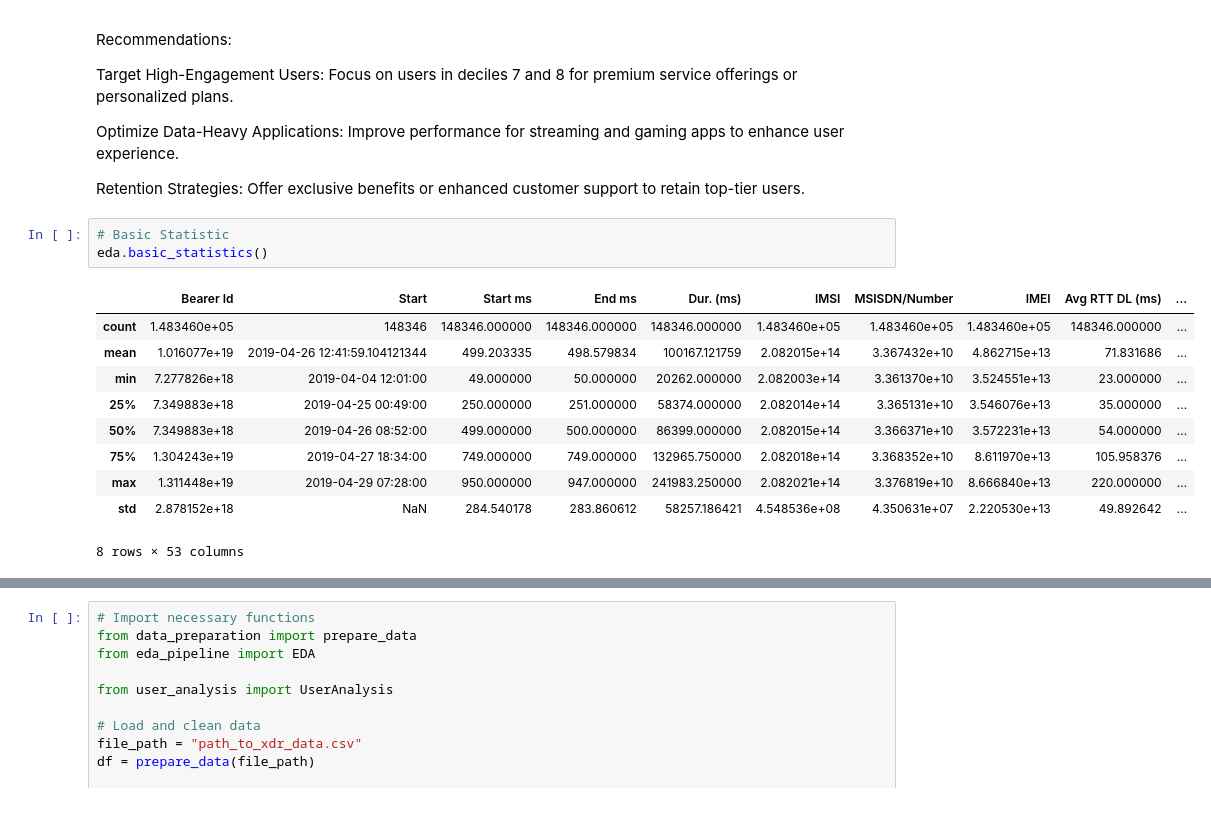
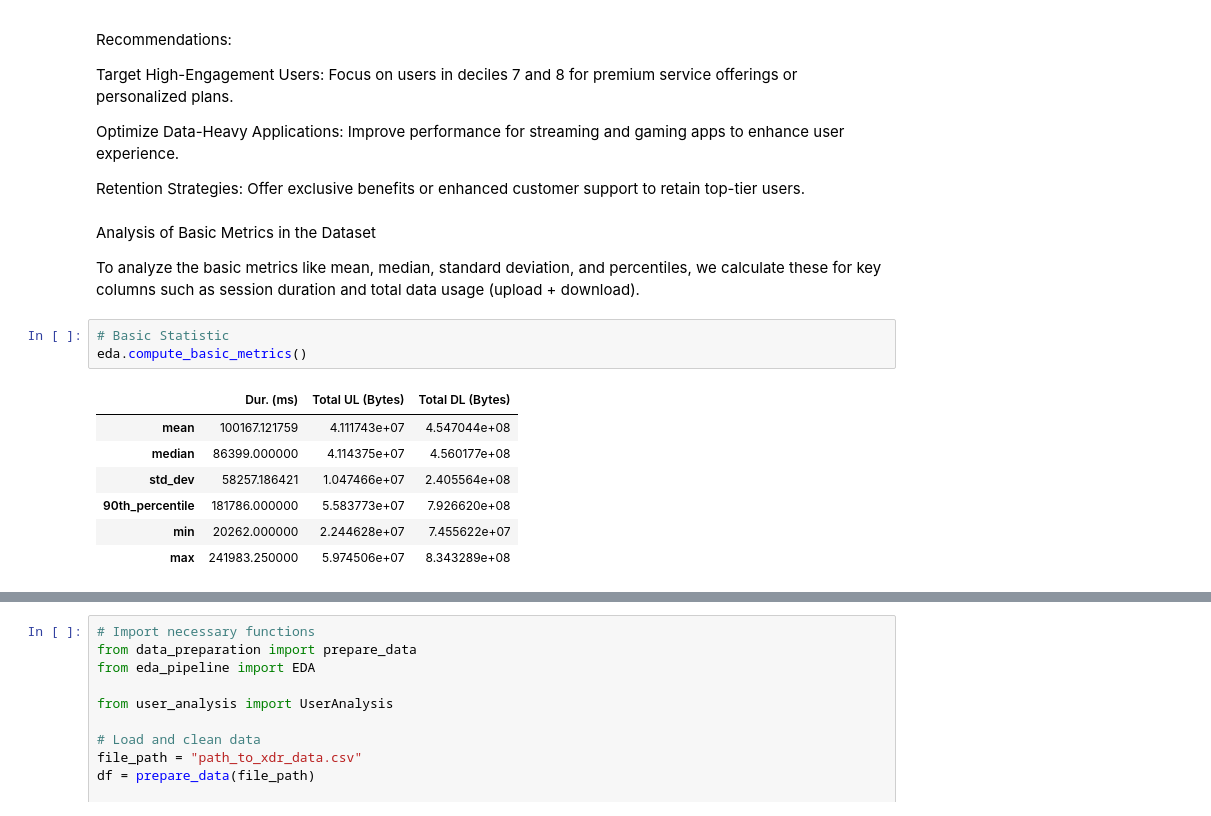
Before and after one commit to epythonlab/10academy-aim-week2-challenge, a Jupyter notebook: notebooks/user_analysis_notebook.ipynb, the cells around one changed output, grey strips where cells are left out. Drawn from its saved outputs; the diff is of its cells as text.

Commit message:
Calculated basic statistics

```diff
--- a/notebooks/user_analysis_notebook.ipynb
+++ b/notebooks/user_analysis_notebook.ipynb
@@ -394,17 +394,18 @@ Improve performance for streaming and gaming apps to enhance user experience.
 
 Retention Strategies:
 Offer exclusive benefits or enhanced customer support to retain top-tier users.
+# %% [markdown]
+Analysis of Basic Metrics in the Dataset
+
+To analyze the basic metrics like mean, median, standard deviation, and percentiles, we calculate these for key columns such as session duration and total data usage (upload + download).
 # %%
 # Basic Statistic
-eda.basic_statistics()
+eda.compute_basic_metrics()
 # %% [output]
-|  | Bearer Id | Start | Start ms | End ms | Dur. (ms) | IMSI | MSISDN/Number | IMEI | Avg RTT DL (ms) | ... |
-| count | 1.483460e+05 | 148346 | 148346.000000 | 148346.000000 | 148346.000000 | 1.483460e+05 | 1.483460e+05 | 1.483460e+05 | 148346.000000 | ... |
-| mean | 1.016077e+19 | 2019-04-26 12:41:59.104121344 | 499.203335 | 498.579834 | 100167.121759 | 2.082015e+14 | 3.367432e+10 | 4.862715e+13 | 71.831686 | ... |
-| min | 7.277826e+18 | 2019-04-04 12:01:00 | 49.000000 | 50.000000 | 20262.000000 | 2.082003e+14 | 3.361370e+10 | 3.524551e+13 | 23.000000 | ... |
-| 25% | 7.349883e+18 | 2019-04-25 00:49:00 | 250.000000 | 251.000000 | 58374.000000 | 2.082014e+14 | 3.365131e+10 | 3.546076e+13 | 35.000000 | ... |
-| 50% | 7.349883e+18 | 2019-04-26 08:52:00 | 499.000000 | 500.000000 | 86399.000000 | 2.082015e+14 | 3.366371e+10 | 3.572231e+13 | 54.000000 | ... |
-| 75% | 1.304243e+19 | 2019-04-27 18:34:00 | 749.000000 | 749.000000 | 132965.750000 | 2.082018e+14 | 3.368352e+10 | 8.611970e+13 | 105.958376 | ... |
-| max | 1.311448e+19 | 2019-04-29 07:28:00 | 950.000000 | 947.000000 | 241983.250000 | 2.082021e+14 | 3.376819e+10 | 8.666840e+13 | 220.000000 | ... |
-| std | 2.878152e+18 | NaN | 284.540178 | 283.860612 | 58257.186421 | 4.548536e+08 | 4.350631e+07 | 2.220530e+13 | 49.892642 | ... |
+|  | Dur. (ms) | Total UL (Bytes) | Total DL (Bytes) |
+| mean | 100167.121759 | 4.111743e+07 | 4.547044e+08 |
+| median | 86399.000000 | 4.114375e+07 | 4.560177e+08 |
+| std_dev | 58257.186421 | 1.047466e+07 | 2.405564e+08 |
+| 90th_percentile | 181786.000000 | 5.583773e+07 | 7.926620e+08 |
+| min | 20262.000000 | 2.244628e+07 | 7.455622e+07 |
+| max | 241983.250000 | 5.974506e+07 | 8.343289e+08 |
-8 rows × 53 columns
```
Also changed, not shown: parts of 1 cell of this notebook, 1 other file.
